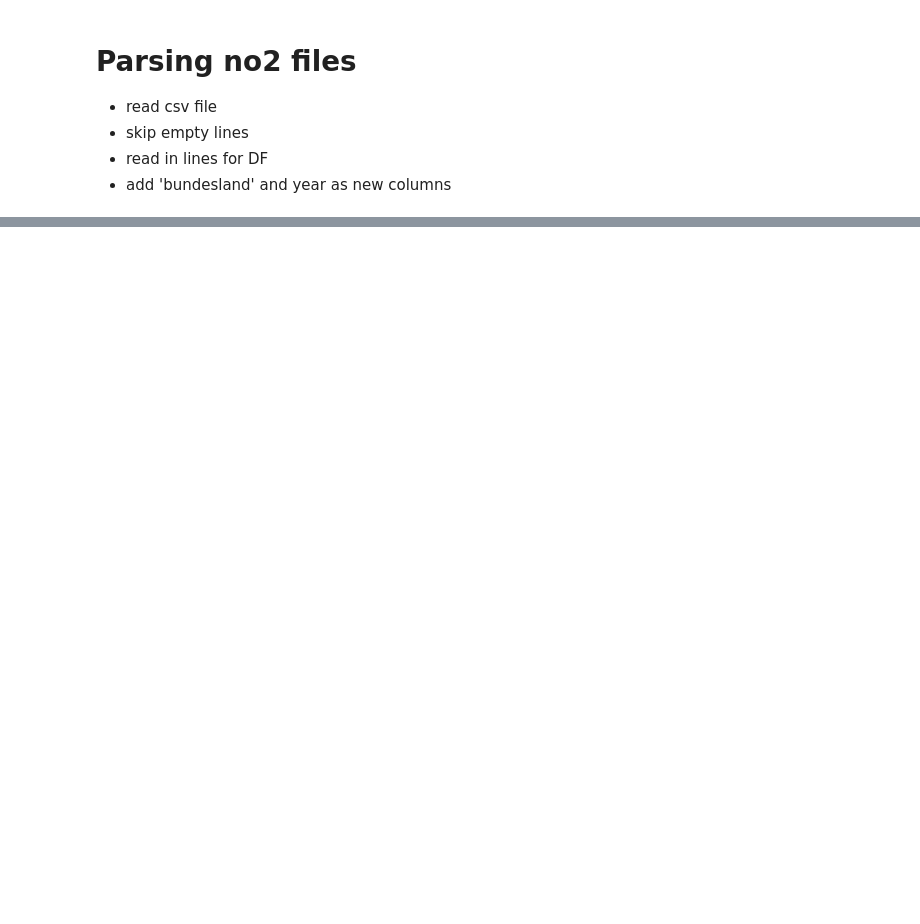
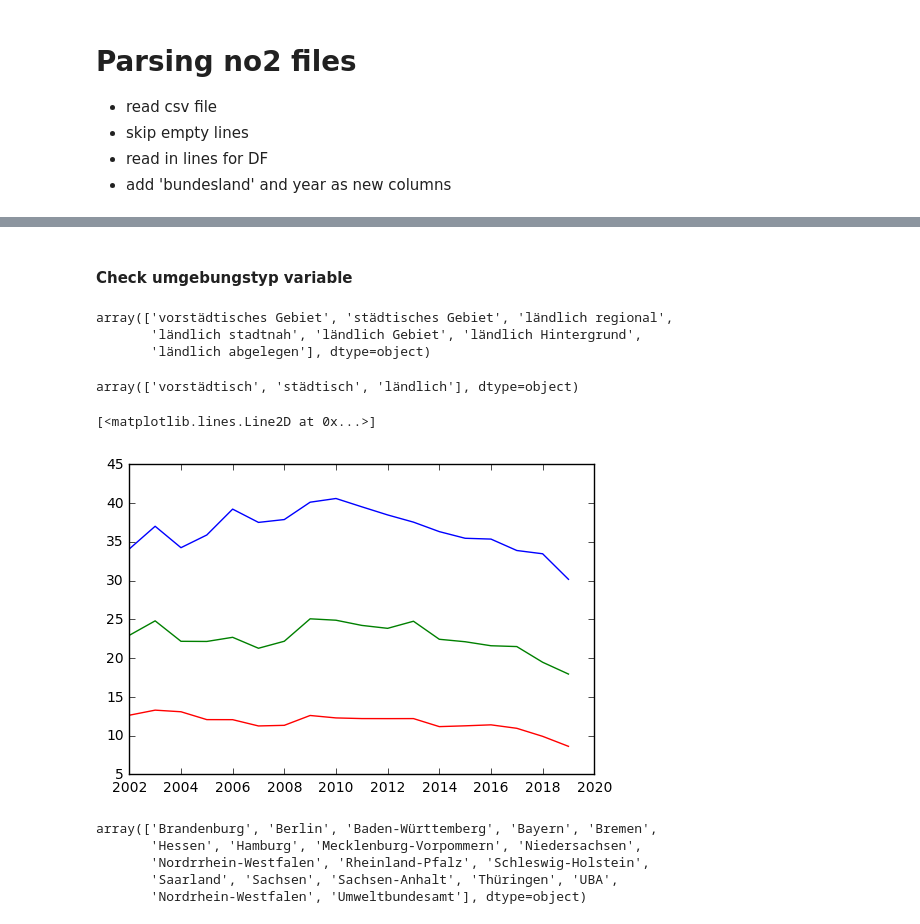
Before and after one commit to RaumschiffGS/Data-Science-Project, a Jupyter notebook: parse_no2.ipynb, the cells around one changed output, grey strips where cells are left out. Saved outputs shown, nothing was run; the diff lists cells and outputs as text; code cells hidden in the pictures; blank space fills up the shorter version.

```diff
--- a/parse_no2.ipynb
+++ b/parse_no2.ipynb
@@ -48,0 +193,8 @@ for file in paths:
+# %% [markdown]
+#### Check umgebungstyp variable
+# %%
+stickstoff["umgebungstyp"].unique()
+# %% [output]
+array(['vorstädtisches Gebiet', 'städtisches Gebiet', 'ländlich regional',
+       'ländlich stadtnah', 'ländlich Gebiet', 'ländlich Hintergrund',
+       'ländlich abgelegen'], dtype=object)
@@ -48,0 +211,6 @@ for file in paths:
+# %%
+stickstoff["umgebungstyp_grob"] = stickstoff["umgebungstyp"].apply(group_up)
+# %%
+stickstoff["umgebungstyp_grob"].unique()
+# %% [output]
+array(['vorstädtisch', 'städtisch', 'ländlich'], dtype=object)
@@ -48,0 +219,21 @@ for file in paths:
+# %%
+mean_st = stickstoff[stickstoff["umgebungstyp_grob"] == "städtisch"].groupby("jahr").agg("mean")
+# %%
+mean_vs = stickstoff[stickstoff["umgebungstyp_grob"] == "vorstädtisch"].groupby("jahr").agg("mean")
+# %%
+mean_la = stickstoff[stickstoff["umgebungstyp_grob"] == "ländlich"].groupby("jahr").agg("mean")
+# %%
+plt.plot(mean_st)
+plt.plot(mean_vs)
+plt.plot(mean_la)
+# %% [output]
+[<matplotlib.lines.Line2D at 0x...>]
+[figure, added]
+# %%
+stickstoff["bundesland"].unique()
+# %% [output]
+array(['Brandenburg', 'Berlin', 'Baden-Württemberg', 'Bayern', 'Bremen',
+       'Hessen', 'Hamburg', 'Mecklenburg-Vorpommern', 'Niedersachsen',
+       'Nordrrhein-Westfalen', 'Rheinland-Pfalz', 'Schleswig-Holstein',
+       'Saarland', 'Sachsen', 'Sachsen-Anhalt', 'Thüringen', 'UBA',
+       'Nordrhein-Westfalen', 'Umweltbundesamt'], dtype=object)
```
Also changed, not shown: parts of 24 cells of this notebook.
